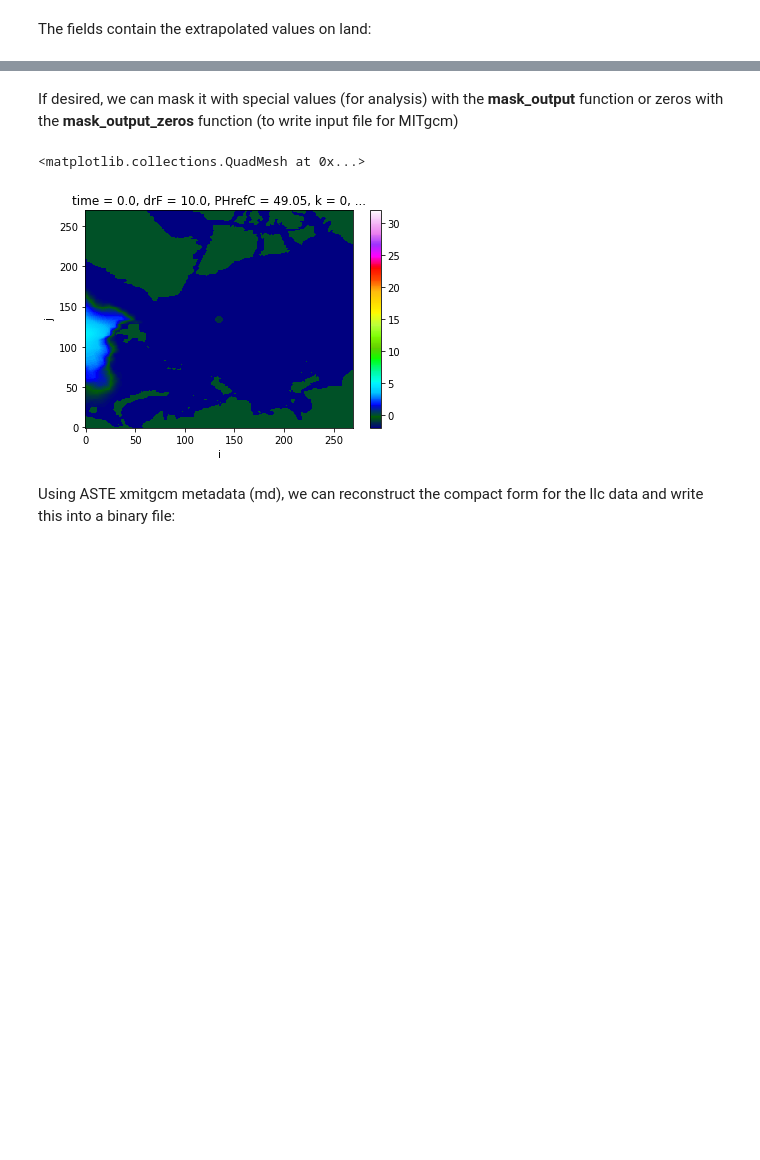
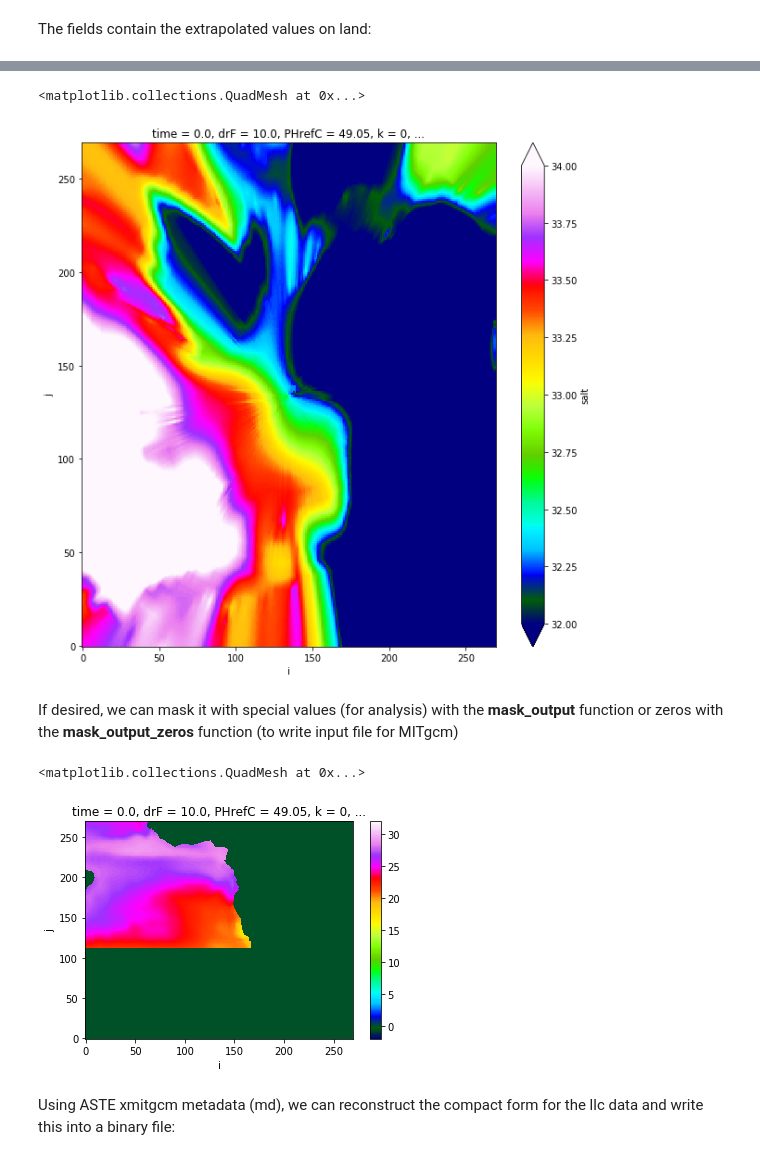
Before and after one commit to raphaeldussin/MITgcm-recipes, a Jupyter notebook: examples/Initial_condition_from_GECCO.ipynb, the cells around one changed output, grey strips where cells are left out. Drawn from its saved outputs; the diff is of its cells as text; code cells hidden in the pictures; blank space fills up the shorter version.

```diff
--- a/examples/Initial_condition_from_GECCO.ipynb
+++ b/examples/Initial_condition_from_GECCO.ipynb
@@ -302,12 +315,17 @@ regrid_T.temp.sel(face=1, k=0).plot(vmin=-2,vmax=32, cmap='gist_ncar')
+# %%
+regrid_T.salt.sel(face=2, k=0).plot(vmin=32,vmax=34, cmap='gist_ncar', figsize=[10,10])
+# %% [output]
+<matplotlib.collections.QuadMesh at 0x...>
+[figure, added]
 # %% [markdown]
 If desired, we can mask it with special values (for analysis) with the **mask_output** function or zeros with the **mask_output_zeros** function (to write input file for MITgcm)
 # %%
 masked_temp = MITgcm_recipes.regridding.mask_output_zeros(regrid_T.temp, aste_out, point='T')
 # %%
-masked_temp.sel(face=2,k=0).plot(vmin=-2,vmax=32, cmap='gist_ncar')
+masked_temp.sel(face=0,k=0).plot(vmin=-2,vmax=32, cmap='gist_ncar')
 # %% [output]
 <matplotlib.collections.QuadMesh at 0x...>
-[figure, old version]
+[figure, new version]
 # %% [markdown]
 Using ASTE xmitgcm metadata (md), we can reconstruct the compact form for the llc data and write this into a binary file:
 # %%
```
Also changed, not shown: parts of 8 cells of this notebook, 13 other files.
